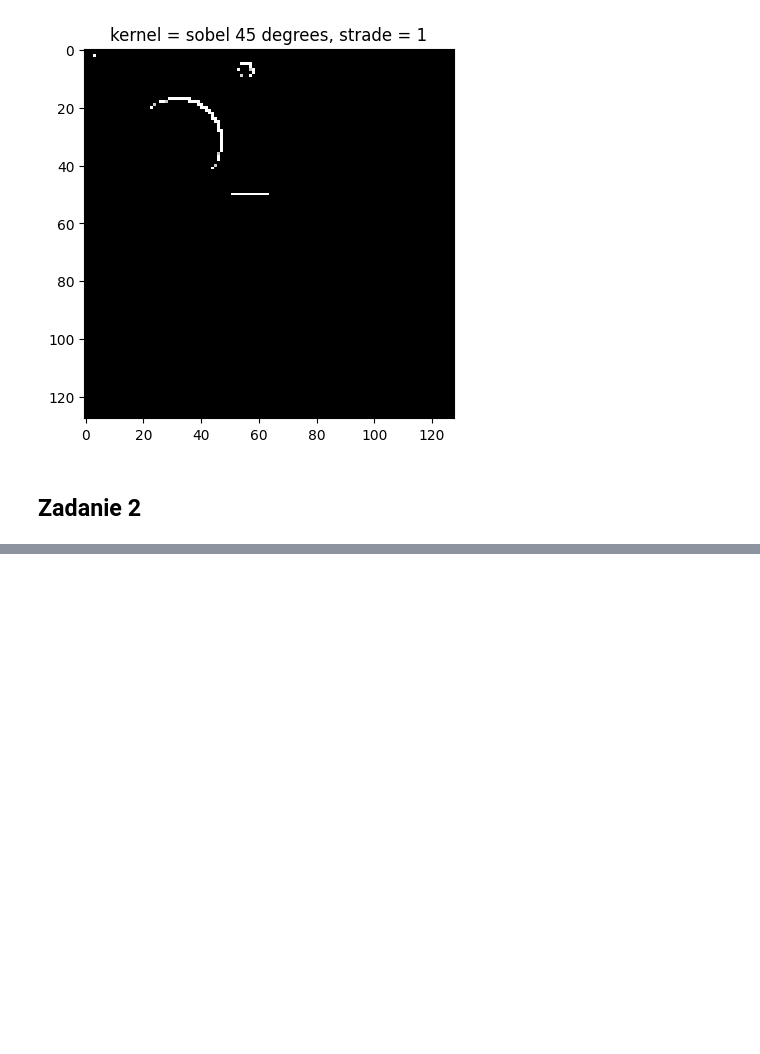
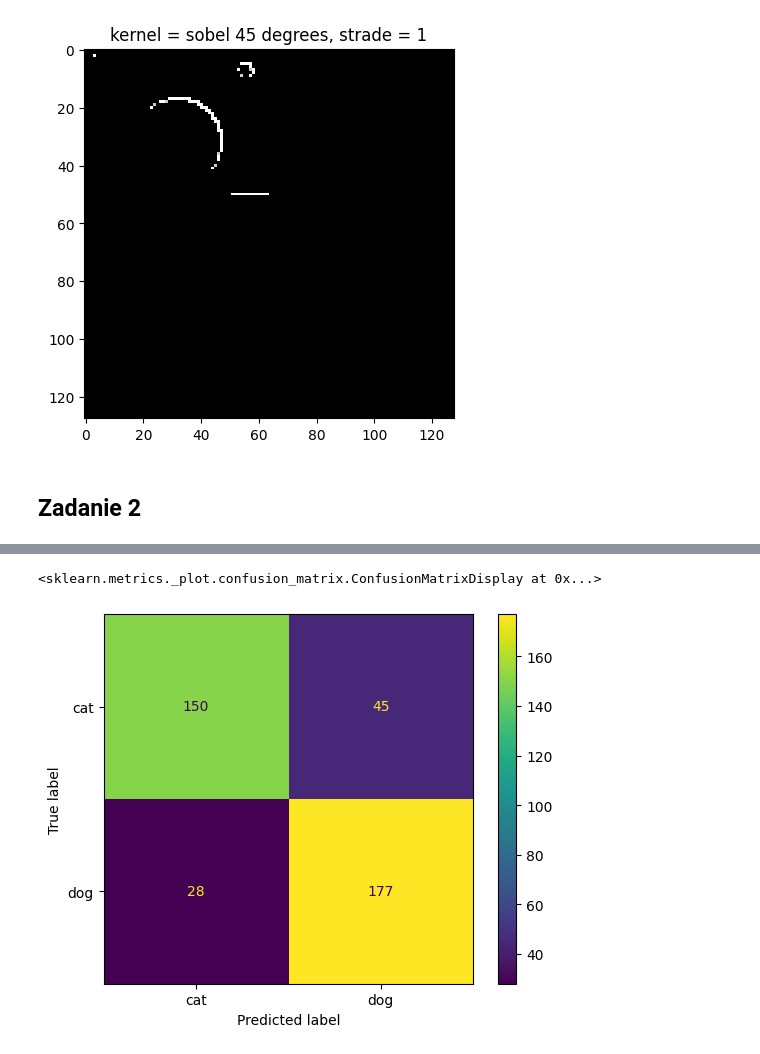
Before and after one commit to sregucki/IO_labs, a Jupyter notebook: notebooks/lab_06.ipynb, the cells around one changed output, grey strips where cells are left out. Cells and saved outputs as stored; diff of their text form; code cells hidden in the pictures; blank space fills up the shorter version.

```diff
--- a/notebooks/lab_06.ipynb
+++ b/notebooks/lab_06.ipynb
@@ -140,0 +358,26 @@ Text(0.5, 1.0, 'kernel = sobel 45 degrees, strade = 1')
+# %%
+model.compile(loss="MSLE", optimizer="SGD", metrics=["accuracy"])
+
+history = model.fit(
+    train_generator,
+    epochs=epochs,
+    validation_data=validation_generator,
+    validation_steps=total_validate // batch_size,
+    steps_per_epoch=total_train // batch_size,
+    callbacks=callbacks,
+)
+
+test_df["category"] = test_df["category"].replace({"dog": 1, "cat": 0})
+predict = model.predict_generator(
+    test_generator, steps=np.ceil(test_df.shape[0] / batch_size)
+)
+
+cm = confusion_matrix(test_df["category"], np.argmax(predict, axis=1))
+disp = ConfusionMatrixDisplay(confusion_matrix=cm, display_labels=["cat", "dog"])
+
+disp.plot()
+
+print(
+    f"Accuracy: {accuracy_score(test_df['category'], np.argmax(predict, axis=1)) * 100}%"
+)
+# %% [output]
@@ -140,0 +390,2 @@ Text(0.5, 1.0, 'kernel = sobel 45 degrees, strade = 1')
+<sklearn.metrics._plot.confusion_matrix.ConfusionMatrixDisplay at 0x...>
+[figure, added]
```
Also changed, not shown: parts of 15 cells of this notebook.
